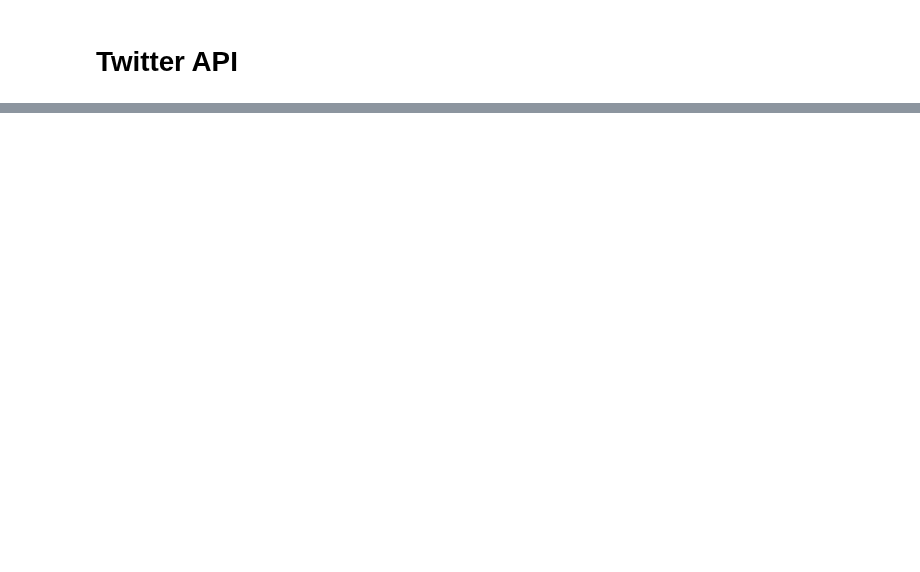
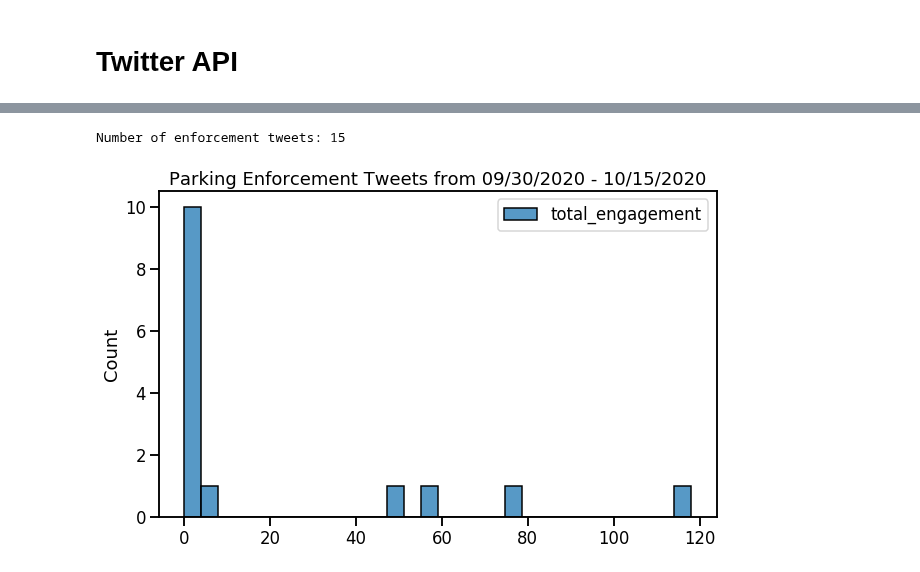
Before and after one commit to Promeos/LADOT-COVID19-enforcement, a Jupyter notebook: MVP-Tweets.ipynb, the cells around one changed output, grey strips where cells are left out. Saved outputs shown, nothing was run; the diff lists cells and outputs as text; code cells hidden in the pictures; blank space fills up the shorter version.

```diff
--- a/MVP-Tweets.ipynb
+++ b/MVP-Tweets.ipynb
@@ -81,0 +109,10 @@ main()
+# %%
+sns.set_context('talk')
+
+plt.figure(figsize=(10, 6))
+sns.histplot(enforcement_metrics, bins=30)
+plt.title("Parking Enforcement Tweets from 09/30/2020 - 10/15/2020")
+print(f"Number of enforcement tweets: {len(enforcement_metrics)}");
+# %% [output]
+Number of enforcement tweets: 15
+[figure, added]
```
Also changed, not shown: parts of 15 cells of this notebook, 1 other file.
